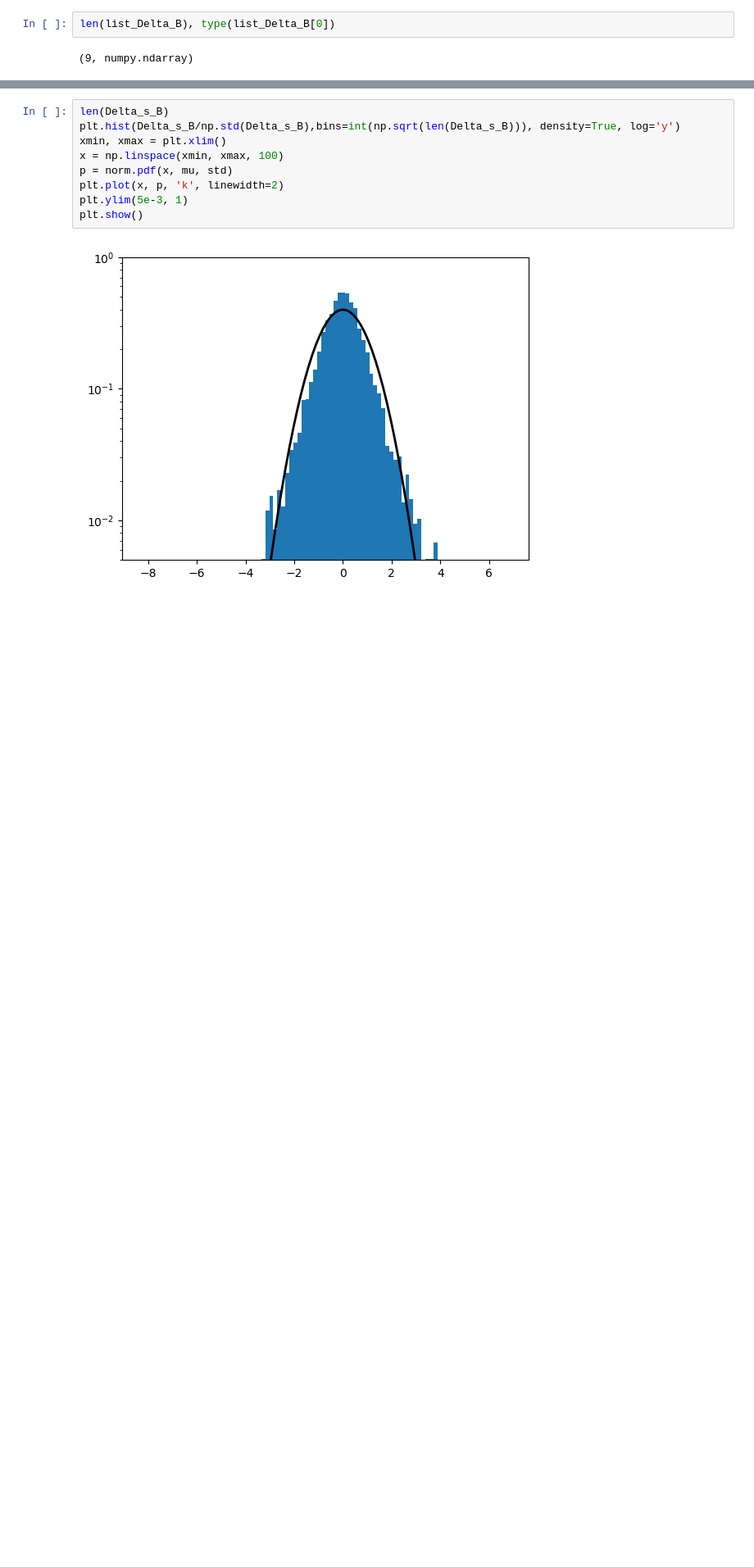
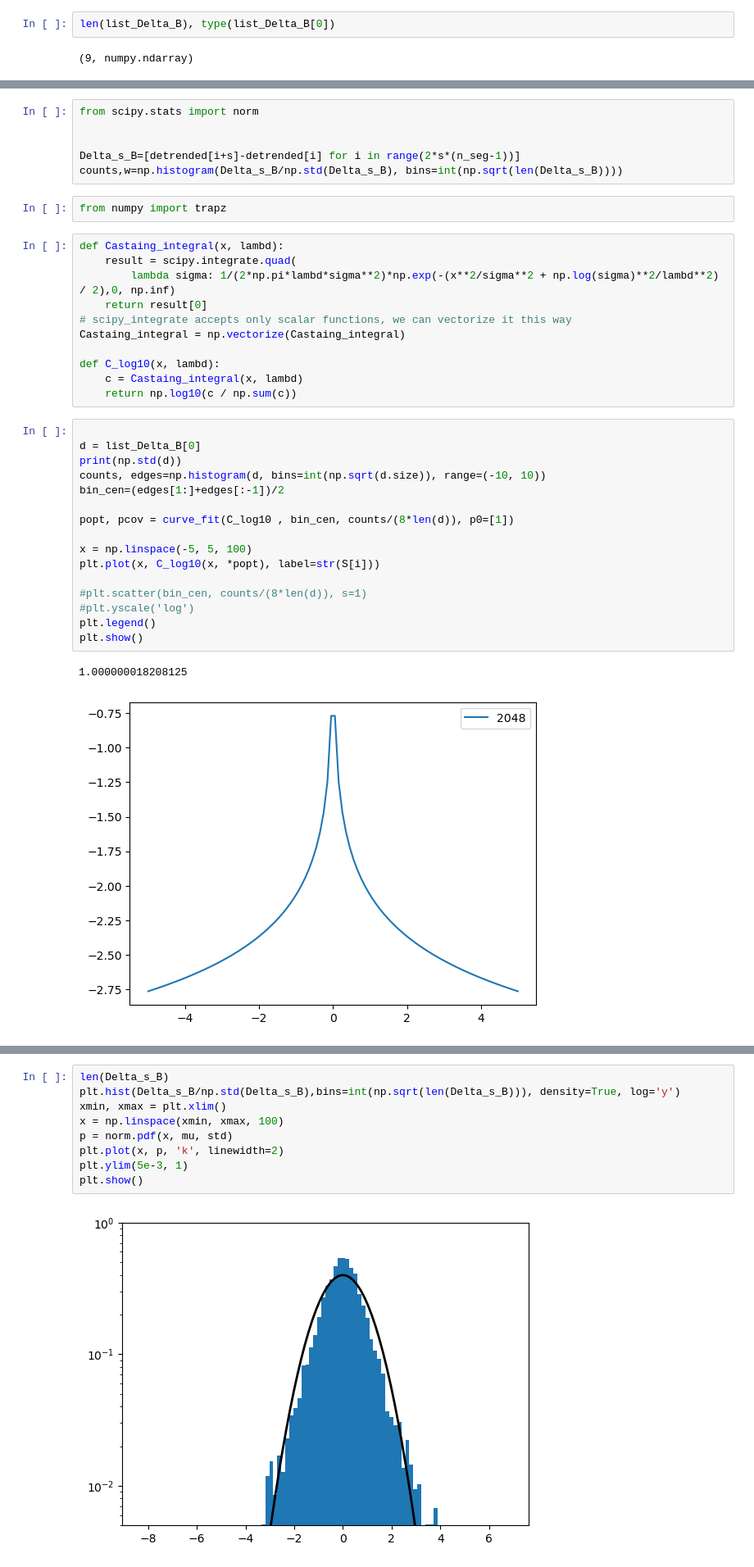
Before and after one commit to threeblueonebrowneyes/Critical-Scale-Invariance-Heart-Rate, a Jupyter notebook: Reading hea files - Data processing.ipynb, the cells around one changed output, grey strips where cells are left out. Shown at 82% size. Cells and saved outputs as stored; diff of their text form; blank space fills up the shorter version.

```diff
--- a/Reading hea files - Data processing.ipynb
+++ b/Reading hea files - Data processing.ipynb
@@ -225,3 +249,41 @@ plt.show()
+# %%
+from scipy.stats import norm
+
+
+Delta_s_B=[detrended[i+s]-detrended[i] for i in range(2*s*(n_seg-1))]
+counts,w=np.histogram(Delta_s_B/np.std(Delta_s_B), bins=int(np.sqrt(len(Delta_s_B))))
+# %%
+from numpy import trapz
+# %%
+def Castaing_integral(x, lambd):
+    result = scipy.integrate.quad(
+        lambda sigma: 1/(2*np.pi*lambd*sigma**2)*np.exp(-(x**2/sigma**2 + np.log(sigma)**2/lambd**2) / 2),0, np.inf)
+    return result[0]
+# scipy_integrate accepts only scalar functions, we can vectorize it this way
+Castaing_integral = np.vectorize(Castaing_integral)
+
+def C_log10(x, lambd):
+    c = Castaing_integral(x, lambd)
+    return np.log10(c / np.sum(c))
+# %%
+
+d = list_Delta_B[0]
+print(np.std(d))
+counts, edges=np.histogram(d, bins=int(np.sqrt(d.size)), range=(-10, 10))
+bin_cen=(edges[1:]+edges[:-1])/2
+
+popt, pcov = curve_fit(C_log10 , bin_cen, counts/(8*len(d)), p0=[1])
+
+x = np.linspace(-5, 5, 100)
+plt.plot(x, C_log10(x, *popt), label=str(S[i]))
+
+#plt.scatter(bin_cen, counts/(8*len(d)), s=1)
+#plt.yscale('log')
+plt.legend()
+plt.show()
+# %% [output]
+1.000000018208125
+[figure, added]
 # %%
 from scipy.stats import norm
 
```
Also changed, not shown: parts of 6 cells of this notebook.
